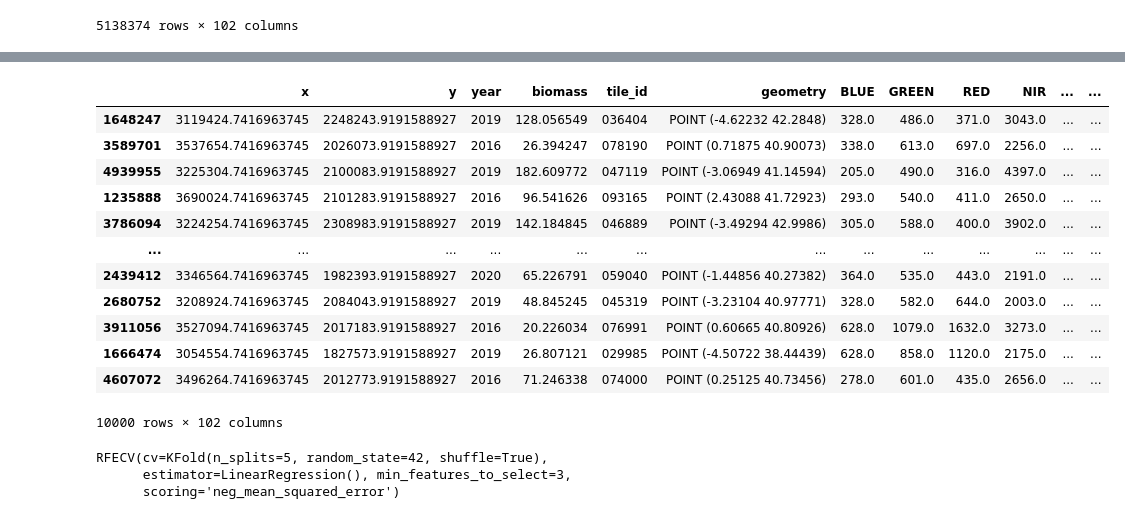
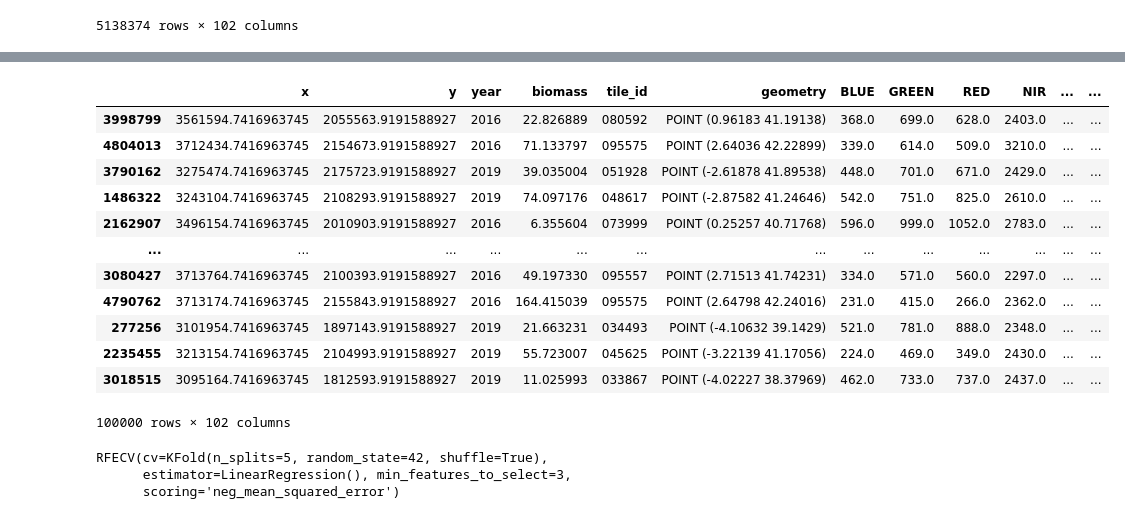
Before and after one commit to ramiqcom/opengeohub-summerschool-2026, a Jupyter notebook: notebook/3b.modelling.ipynb, the cells around one changed output, grey strips where cells are left out. Cells and saved outputs as stored; diff of their text form; code cells hidden in the pictures.

```diff
--- a/notebook/3b.modelling.ipynb
+++ b/notebook/3b.modelling.ipynb
@@ -178,23 +178,23 @@ plt.show()
 train, test = train_test_split(train_df_filter, test_size=0.5)
 # %%
 # train limit sample
-train_limit = train.sample(10_000)
-test_limit = test.sample(1000)
+train_limit = train.sample(100_000)
+test_limit = test.sample(10000)
 train_limit
 # %% [output]
 |  | x | y | year | biomass | tile_id | geometry | BLUE | GREEN | RED | NIR | ... | ... |
-| 1648247 | 3119424.7416963745 | 2248243.9191588927 | 2019 | 128.056549 | 036404 | POINT (-4.62232 42.2848) | 328.0 | 486.0 | 371.0 | 3043.0 | ... | ... |
-| 3589701 | 3537654.7416963745 | 2026073.9191588927 | 2016 | 26.394247 | 078190 | POINT (0.71875 40.90073) | 338.0 | 613.0 | 697.0 | 2256.0 | ... | ... |
-| 4939955 | 3225304.7416963745 | 2100083.9191588927 | 2019 | 182.609772 | 047119 | POINT (-3.06949 41.14594) | 205.0 | 490.0 | 316.0 | 4397.0 | ... | ... |
-| 1235888 | 3690024.7416963745 | 2101283.9191588927 | 2016 | 96.541626 | 093165 | POINT (2.43088 41.72923) | 293.0 | 540.0 | 411.0 | 2650.0 | ... | ... |
-| 3786094 | 3224254.7416963745 | 2308983.9191588927 | 2019 | 142.184845 | 046889 | POINT (-3.49294 42.9986) | 305.0 | 588.0 | 400.0 | 3902.0 | ... | ... |
+| 3998799 | 3561594.7416963745 | 2055563.9191588927 | 2016 | 22.826889 | 080592 | POINT (0.96183 41.19138) | 368.0 | 699.0 | 628.0 | 2403.0 | ... | ... |
+| 4804013 | 3712434.7416963745 | 2154673.9191588927 | 2016 | 71.133797 | 095575 | POINT (2.64036 42.22899) | 339.0 | 614.0 | 509.0 | 3210.0 | ... | ... |
+| 3790162 | 3275474.7416963745 | 2175723.9191588927 | 2019 | 39.035004 | 051928 | POINT (-2.61878 41.89538) | 448.0 | 701.0 | 671.0 | 2429.0 | ... | ... |
+| 1486322 | 3243104.7416963745 | 2108293.9191588927 | 2019 | 74.097176 | 048617 | POINT (-2.87582 41.24646) | 542.0 | 751.0 | 825.0 | 2610.0 | ... | ... |
+| 2162907 | 3496154.7416963745 | 2010903.9191588927 | 2016 | 6.355604 | 073999 | POINT (0.25257 40.71768) | 596.0 | 999.0 | 1052.0 | 2783.0 | ... | ... |
 | ... | ... | ... | ... | ... | ... | ... | ... | ... | ... | ... | ... | ... |
-| 2439412 | 3346564.7416963745 | 1982393.9191588927 | 2020 | 65.226791 | 059040 | POINT (-1.44856 40.27382) | 364.0 | 535.0 | 443.0 | 2191.0 | ... | ... |
-| 2680752 | 3208924.7416963745 | 2084043.9191588927 | 2019 | 48.845245 | 045319 | POINT (-3.23104 40.97771) | 328.0 | 582.0 | 644.0 | 2003.0 | ... | ... |
-| 3911056 | 3527094.7416963745 | 2017183.9191588927 | 2016 | 20.226034 | 076991 | POINT (0.60665 40.80926) | 628.0 | 1079.0 | 1632.0 | 3273.0 | ... | ... |
-| 1666474 | 3054554.7416963745 | 1827573.9191588927 | 2019 | 26.807121 | 029985 | POINT (-4.50722 38.44439) | 628.0 | 858.0 | 1120.0 | 2175.0 | ... | ... |
-| 4607072 | 3496264.7416963745 | 2012773.9191588927 | 2016 | 71.246338 | 074000 | POINT (0.25125 40.73456) | 278.0 | 601.0 | 435.0 | 2656.0 | ... | ... |
+| 3080427 | 3713764.7416963745 | 2100393.9191588927 | 2016 | 49.197330 | 095557 | POINT (2.71513 41.74231) | 334.0 | 571.0 | 560.0 | 2297.0 | ... | ... |
+| 4790762 | 3713174.7416963745 | 2155843.9191588927 | 2016 | 164.415039 | 095575 | POINT (2.64798 42.24016) | 231.0 | 415.0 | 266.0 | 2362.0 | ... | ... |
+| 277256 | 3101954.7416963745 | 1897143.9191588927 | 2019 | 21.663231 | 034493 | POINT (-4.10632 39.1429) | 521.0 | 781.0 | 888.0 | 2348.0 | ... | ... |
+| 2235455 | 3213154.7416963745 | 2104993.9191588927 | 2019 | 55.723007 | 045625 | POINT (-3.22139 41.17056) | 224.0 | 469.0 | 349.0 | 2430.0 | ... | ... |
+| 3018515 | 3095164.7416963745 | 1812593.9191588927 | 2019 | 11.025993 | 033867 | POINT (-4.02227 38.37969) | 462.0 | 733.0 | 737.0 | 2437.0 | ... | ... |
-10000 rows × 102 columns
+100000 rows × 102 columns
 # %%
 min_features_to_select = 3
 cv = KFold(n_splits=5, shuffle=True, random_state=42)
```
Also changed, not shown: parts of 7 cells of this notebook, 3 other files.
